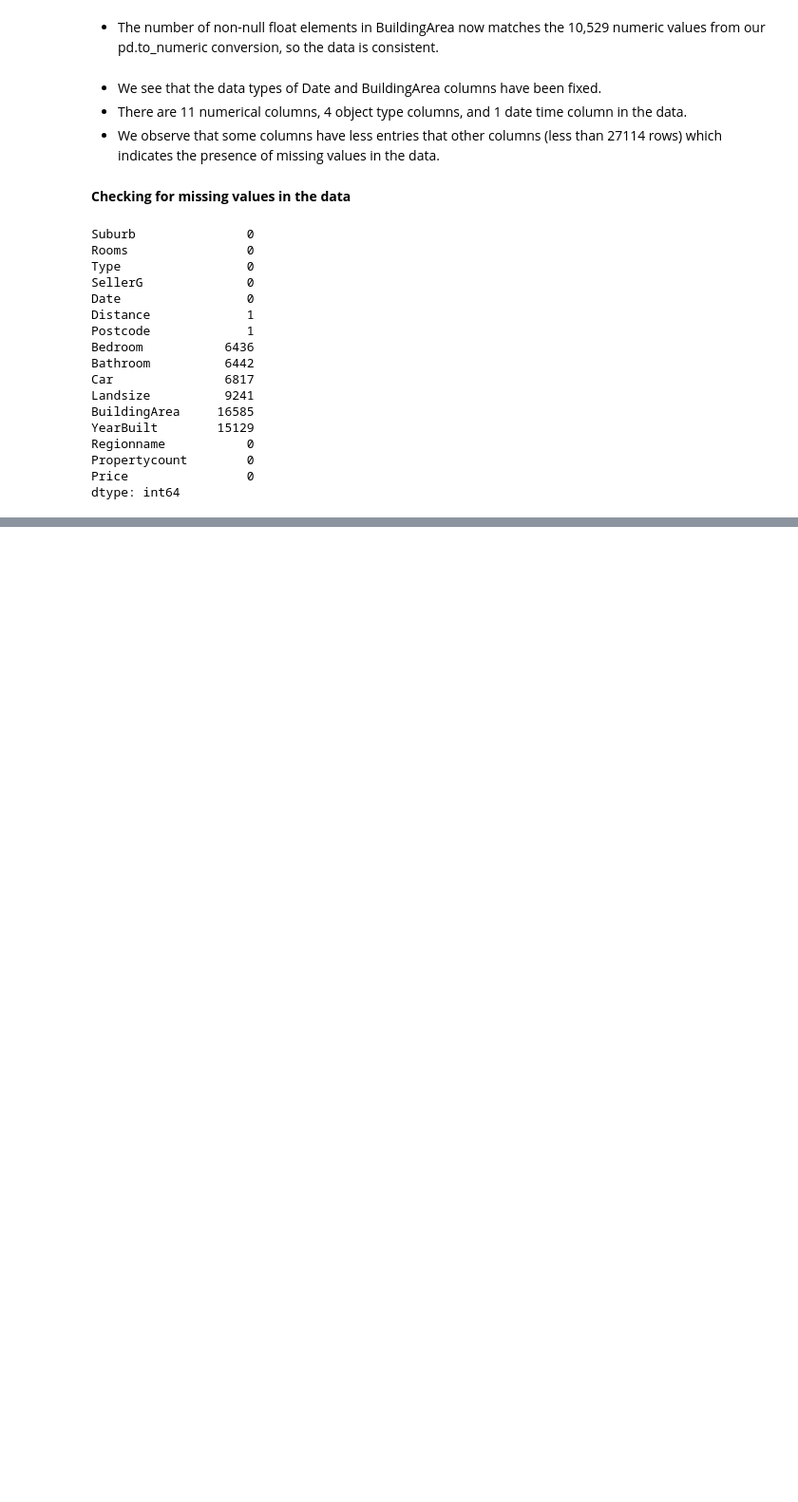
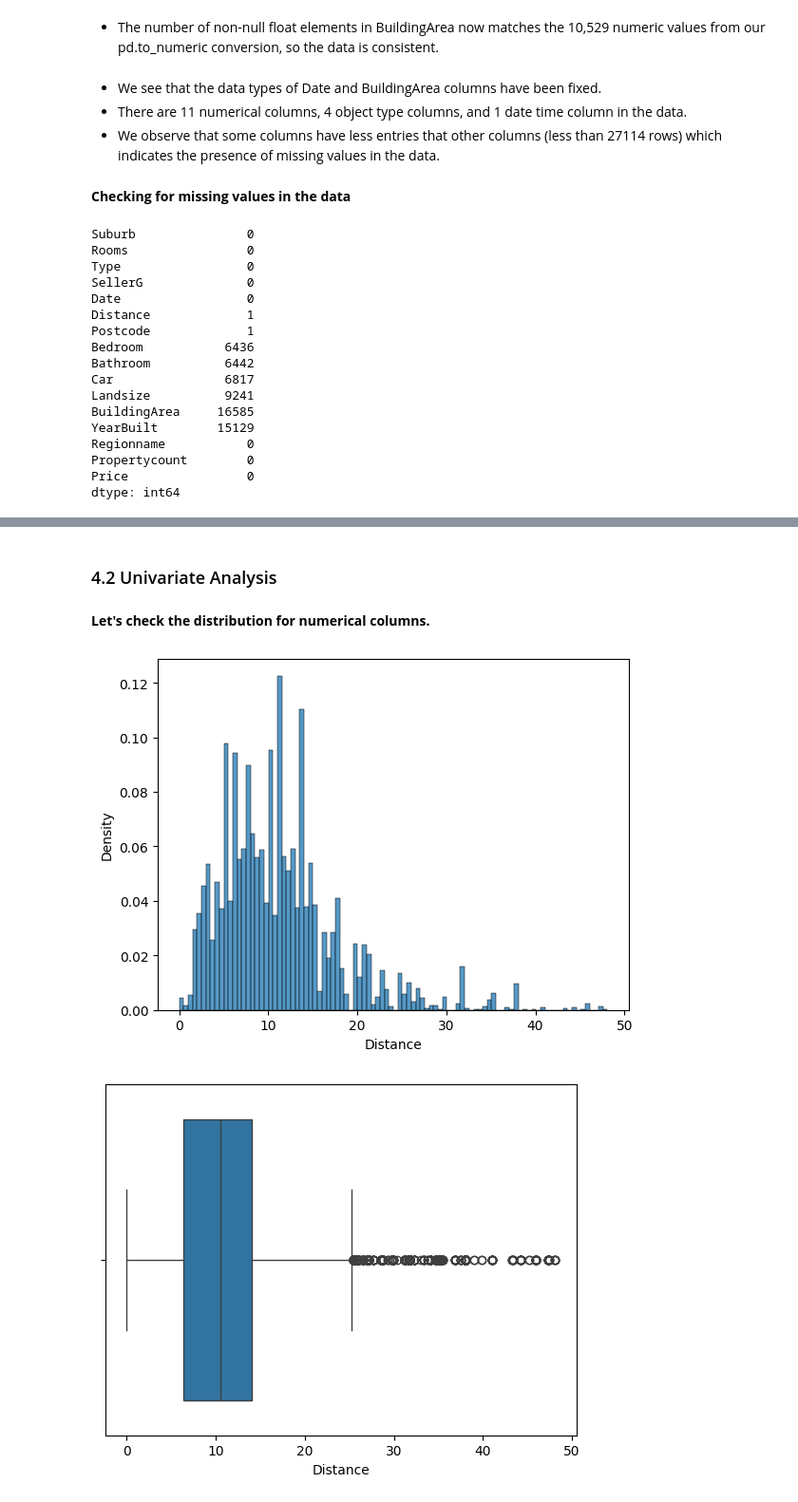
Before and after one commit to Nnaemeka-ch/Melbourne_Housing_Analysis, a Jupyter notebook: Melbourne_housing.ipynb, the cells around one changed output, grey strips where cells are left out. Shown: that part at 95% size. Drawn from its saved outputs; the diff is of its cells as text; code cells hidden in the pictures; blank space fills up the shorter version.

```diff
--- a/Melbourne_housing.ipynb
+++ b/Melbourne_housing.ipynb
@@ -229,0 +234,16 @@ dtype: int64
+# %%
+# I want to display the indexes pof all rows that are dupicated
+
+# Create a helper column that represents the entire row
+df['_row_sign'] = df.fillna('<<NA>>').astype(str).agg('||'.join, axis=1)
+
+# Group by this "row signature"
+groups = df.groupby('_row_sign', group_keys=False).apply(lambda x: x.index.tolist())
+
+# Keep only groups with more than 1 row (true duplicates)
+duplicate_groups = groups[groups.apply(len) > 1]
+
+# Display them
+for row_sig, idxs in duplicate_groups.items():
+    print(f"Duplicate group: {idxs}")
+    # display(df.loc[idxs])  # shows the actual rows
@@ -229,0 +268,6 @@ dtype: int64
+# %%
+# dropping duplicate entries from the data
+df.drop_duplicates(inplace=True)
+
+# resetting the index of data frame since some rows will be removed
+df.reset_index(drop=True, inplace=True)
@@ -229,0 +360,12 @@ dtype: int64
+# %% [markdown]
+### 4.2 Univariate Analysis
+# %% [markdown]
+**Let's check the distribution for numerical columns.**
+# %%
+sns.histplot(data=df,x='Distance',stat='density')
+plt.show()
+sns.boxplot(data=df,x='Distance')
+plt.show()
+# %% [output]
+[figure, added]
+[figure, added]
```
Also changed, not shown: parts of 13 cells of this notebook.
